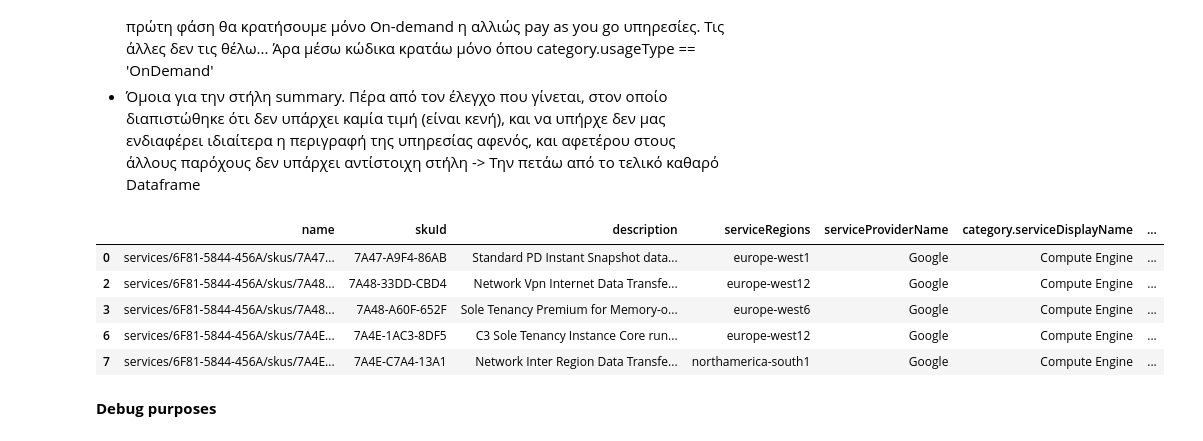
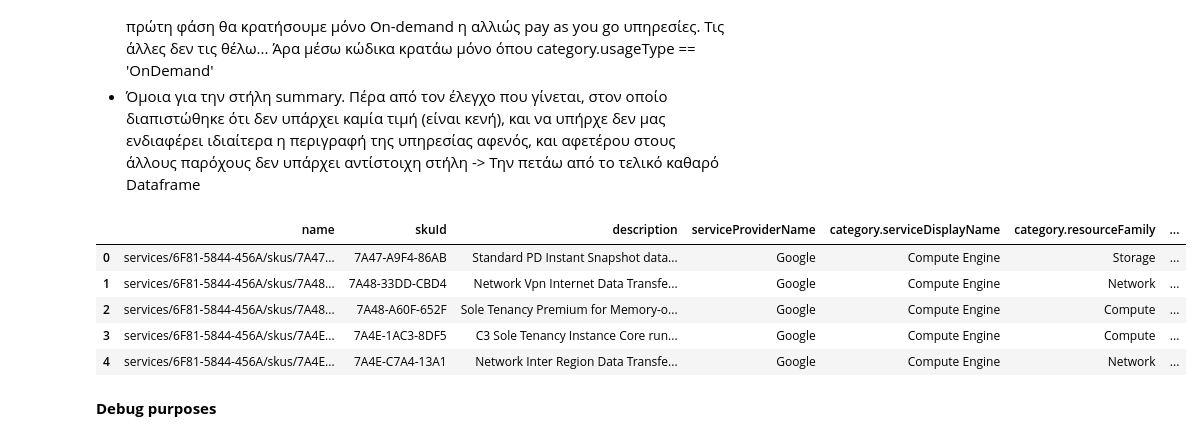
Before and after one commit to PanosVaritis/Pricing-ops-api, a Jupyter notebook: notebooks/google_eda.ipynb, the cells around one changed output. Cells and saved outputs as stored; diff of their text form; code cells hidden in the pictures.

```diff
--- a/notebooks/google_eda.ipynb
+++ b/notebooks/google_eda.ipynb
@@ -103,10 +101,7 @@ Just like with the geotaxonomy regions, this operation unpacks the nested list o
 # %%
-#We apply the same proccedure as the cell above. This time we open the list serviceRegions
-df_flat2[['skuId', 'serviceRegions']].head()
+df_flat3 = df_flat2
 
-df_flat3 = df_flat2.explode('serviceRegions')
-
-df_flat3[['skuId', 'serviceRegions', 'geoTaxonomy.regions']].head()
-
+if 'serviceRegions' in df_flat3.columns:
+    df_flat3.drop(columns=['serviceRegions'], inplace=True)
 df_flat3.head()
 # %% [output]
@@ -125,7 +120,7 @@ Just like the 2 cells above an `.explode()` operation is made to unpack the list
 df_flat3[['skuId', 'pricingInfo']].head()
 
 #This first explode removes the list: we have now -> {key1:val1, key2:val2, key3:val3, key4 : {key:val, key:[{}]}}
-df_flat4 = df_flat3.explode('pricingInfo')
+df_flat4 = df_flat3.explode('pricingInfo').reset_index(drop=True)
 df_flat4[['skuId', 'pricingInfo']].head()
 df_flat4.head()
 # %% [output]
@@ -185,7 +180,7 @@ In the cell below, we perform the final `.explode()` operation on the `pricingEx
 Since a single SKU can have multiple pricing tiers, this operation unpacks the nested list of tiers into individual rows, ensuring every distinct price rate is isolated for analysis.
 The value of the list was dictionary/ries so the next operation that is requires is, flattening that dictionary and then concatenation. Those operations take place in the 3 cells bellow -the detailed procedure is not explained as is simillar with above-
 # %%
-df_flat6 = df_flat5.explode('pricingExpression.tieredRates')
+df_flat6 = df_flat5.explode('pricingExpression.tieredRates').reset_index(drop=True)
 
 df_flat6[['skuId', 'pricingExpression.tieredRates']].head()
 # %% [output]
@@ -302,7 +297,7 @@ array(['OnDemand', 'Preemptible', 'Commit3Yr', 'Commit1Yr',
 # %%
 #Throw duplicates, throw records with Nan in currencycode, new column with usd final price
 
-df_clean_no_nan = df_final_flat.dropna(subset=['unitPrice.currencyCode']).copy() #If the value is nan in this column drop (If the product has no currency registered its problematic)
+df_clean_no_nan = df_final_flat.dropna(subset=['unitPrice.currencyCode']).reset_index(drop=True).copy() #If the value is nan in this column drop (If the product has no currency registered its problematic)
 
 #Currency normalization
 rate = df_clean_no_nan['currencyConversionRate'].astype(float)
@@ -337,20 +332,20 @@ The size of the array used for profiling is 4989 rows and 29 columns
 # %%
 # pd.set_option('display.max_rows', None)
 df_clean_no_nan.drop(columns=['pricingExpression.usageUnitDescription', 'pricingExpression.baseUnitDescription'], errors='ignore', inplace=True)
 df_clean_no_nan.drop(columns=['currencyConversionRate', 'unitPrice.units', 'unitPrice.nanos'], errors='ignore', inplace=True)
-df_clean_no_nan = df_clean_no_nan[df_clean_no_nan['category.usageType'] == 'OnDemand'].copy()
+df_clean_no_nan = df_clean_no_nan[df_clean_no_nan['category.usageType'] == 'OnDemand'].reset_index(drop=True).copy()
 
 # df_clean_no_nan['summary'].unique()
 df_clean_no_nan.drop(columns=['summary'], errors='ignore', inplace=True)
 df_clean_no_nan.head()
 # print (df_clean_no_nan.shape[1])
 # %% [output]
-|  | name | skuId | description | serviceRegions | serviceProviderName | category.serviceDisplayName | ... |
-| 0 | services/6F81-5844-456A/skus/7A47... | 7A47-A9F4-86AB | Standard PD Instant Snapshot data... | europe-west1 | Google | Compute Engine | ... |
-| 2 | services/6F81-5844-456A/skus/7A48... | 7A48-33DD-CBD4 | Network Vpn Internet Data Transfe... | europe-west12 | Google | Compute Engine | ... |
-| 3 | services/6F81-5844-456A/skus/7A48... | 7A48-A60F-652F | Sole Tenancy Premium for Memory-o... | europe-west6 | Google | Compute Engine | ... |
-| 6 | services/6F81-5844-456A/skus/7A4E... | 7A4E-1AC3-8DF5 | C3 Sole Tenancy Instance Core run... | europe-west12 | Google | Compute Engine | ... |
-| 7 | services/6F81-5844-456A/skus/7A4E... | 7A4E-C7A4-13A1 | Network Inter Region Data Transfe... | northamerica-south1 | Google | Compute Engine | ... |
+|  | name | skuId | description | serviceProviderName | category.serviceDisplayName | category.resourceFamily | ... |
+| 0 | services/6F81-5844-456A/skus/7A47... | 7A47-A9F4-86AB | Standard PD Instant Snapshot data... | Google | Compute Engine | Storage | ... |
+| 1 | services/6F81-5844-456A/skus/7A48... | 7A48-33DD-CBD4 | Network Vpn Internet Data Transfe... | Google | Compute Engine | Network | ... |
+| 2 | services/6F81-5844-456A/skus/7A48... | 7A48-A60F-652F | Sole Tenancy Premium for Memory-o... | Google | Compute Engine | Compute | ... |
+| 3 | services/6F81-5844-456A/skus/7A4E... | 7A4E-1AC3-8DF5 | C3 Sole Tenancy Instance Core run... | Google | Compute Engine | Compute | ... |
+| 4 | services/6F81-5844-456A/skus/7A4E... | 7A4E-C7A4-13A1 | Network Inter Region Data Transfe... | Google | Compute Engine | Network | ... |
 # %%
 # from ydata_profiling import ProfileReport
 
```
Also changed, not shown: parts of 18 cells of this notebook, 1 other file.
